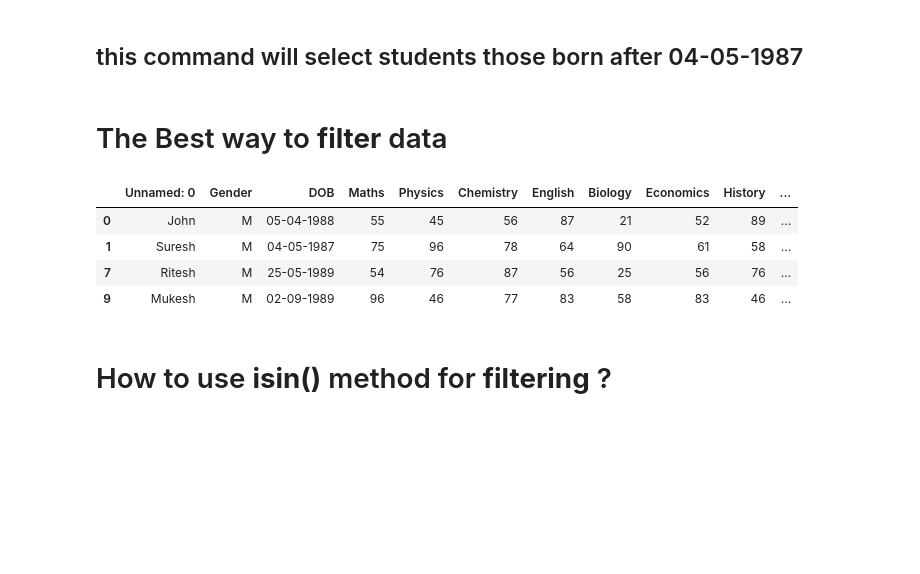
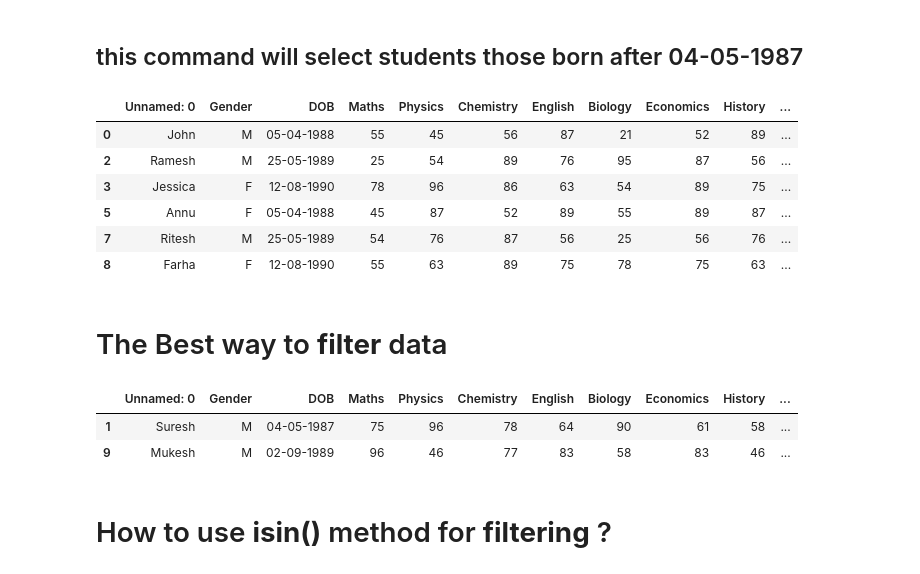
Before and after one commit to olivierla412/data_Camp, a Jupyter notebook: data_camp.ipynb, the cells around one changed output. Saved outputs shown, nothing was run; the diff lists cells and outputs as text; code cells hidden in the pictures; blank space fills up the shorter version.

```diff
--- a/data_camp.ipynb
+++ b/data_camp.ipynb
@@ -473,18 +432,24 @@ vs = val > 55
 # %% [markdown]
 ## this command will select students those born after 04-05-1987
 # %%
-student_data[student_data['DOB'] == '04-05-1987']
+student_data[student_data['DOB'] > '04-05-1987']
+# %% [output]
+|  | Unnamed: 0 | Gender | DOB | Maths | Physics | Chemistry | English | Biology | Economics | History | ... |
+| 0 | John | M | 05-04-1988 | 55 | 45 | 56 | 87 | 21 | 52 | 89 | ... |
+| 2 | Ramesh | M | 25-05-1989 | 25 | 54 | 89 | 76 | 95 | 87 | 56 | ... |
+| 3 | Jessica | F | 12-08-1990 | 78 | 96 | 86 | 63 | 54 | 89 | 75 | ... |
+| 5 | Annu | F | 05-04-1988 | 45 | 87 | 52 | 89 | 55 | 89 | 87 | ... |
+| 7 | Ritesh | M | 25-05-1989 | 54 | 76 | 87 | 56 | 25 | 56 | 76 | ... |
+| 8 | Farha | F | 12-08-1990 | 55 | 63 | 89 | 75 | 78 | 75 | 63 | ... |
 # %% [markdown]
 # The Best way to __filter__ data
 # %%
 
 
-student_data[(student_data['Gender'] =='M') & (student_data['Maths'] > 50)]
+student_data[(student_data['Gender'] =='M') & (student_data['Maths'] > 70)]
 # %% [output]
 |  | Unnamed: 0 | Gender | DOB | Maths | Physics | Chemistry | English | Biology | Economics | History | ... |
-| 0 | John | M | 05-04-1988 | 55 | 45 | 56 | 87 | 21 | 52 | 89 | ... |
 | 1 | Suresh | M | 04-05-1987 | 75 | 96 | 78 | 64 | 90 | 61 | 58 | ... |
-| 7 | Ritesh | M | 25-05-1989 | 54 | 76 | 87 | 56 | 25 | 56 | 76 | ... |
 | 9 | Mukesh | M | 02-09-1989 | 96 | 46 | 77 | 83 | 58 | 83 | 46 | ... |
 # %% [markdown]
 # How to use __isin()__ method for __filtering__ ?
```
Also changed, not shown: parts of 30 cells of this notebook, 1 other file.
